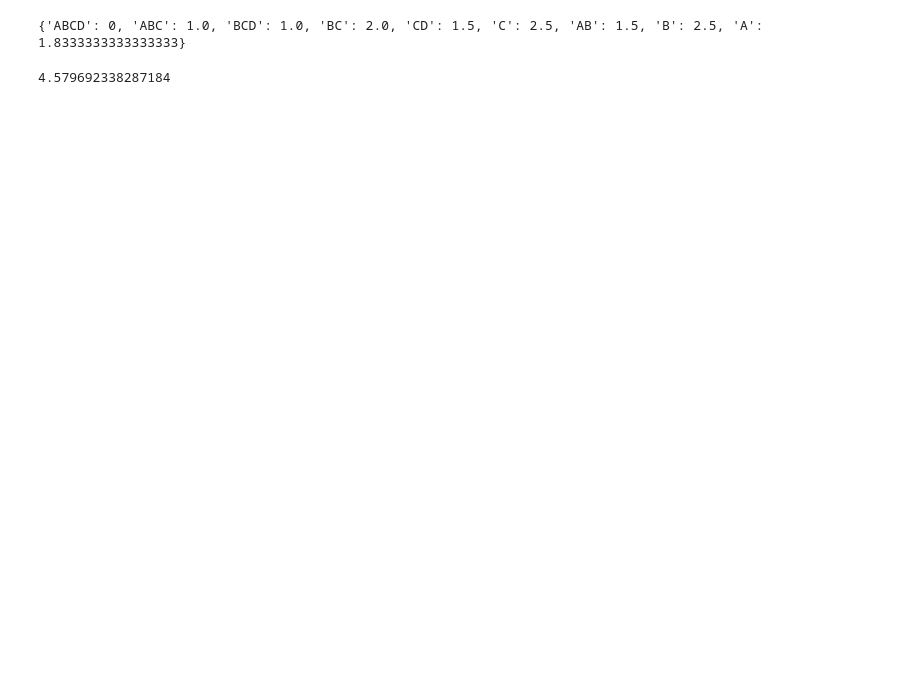
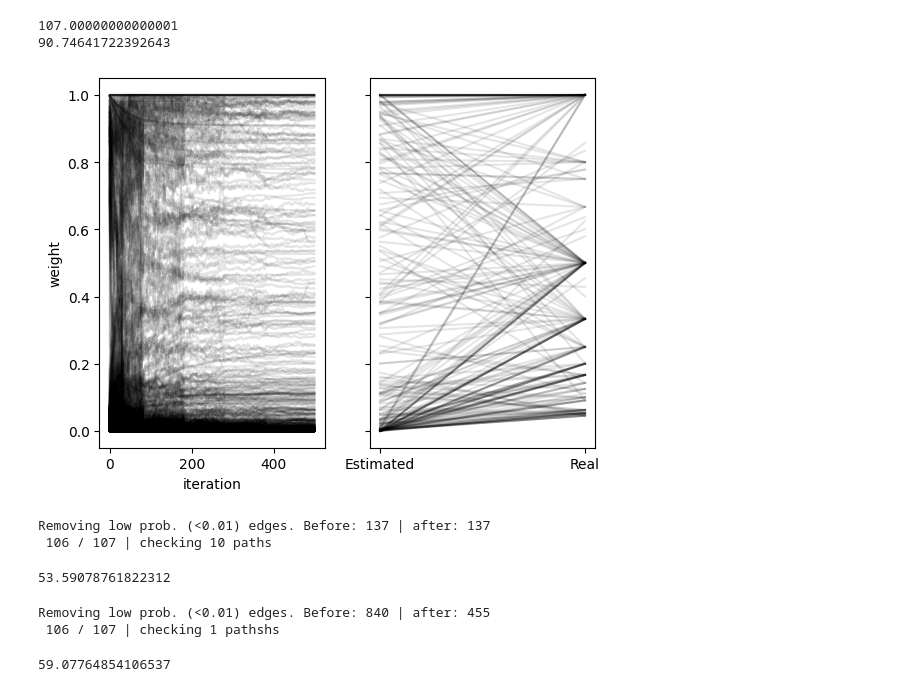
Before and after one commit to ErikHartman/disassembly, a Jupyter notebook: src/weight_estimation.ipynb, the cells around one changed output. Cells and saved outputs as stored; diff of their text form; code cells hidden in the pictures; blank space fills up the shorter version.

```diff
--- a/src/weight_estimation.ipynb
+++ b/src/weight_estimation.ipynb
@@ -169,0 +1,23 @@ draw_weighted_network(G, p_generated)
+# %%
+hbb = "MVHLTPEEKSAVTALWGKVNVDEVGGEALGRLLVVYPWTQRFFESFGDLSTPDAVMGNPKKAHGKKVLGAFSDGLAHLDNLKGTFATLSELHCDKLHVDPENFRLLGNVLVCVLAHHFGKEFTPPVQAAYQKVVAGVANALAHKYH"
+from disassembly.simulate_proteolysis import simulate_proteolysis, enzyme_set, enzyme
+import matplotlib.pyplot as plt
+
+enzymes = enzyme_set(
+    [
+        enzyme({"K": 1}, "protease_iv"),
+        enzyme({"K": 0.5, "R": 0.5}, "trypsin"),
+        enzyme({"V": 0.5, "I": 0.25, "A": 0.15, "T": 0.1}, "elne"),
+    ],
+    [1, 0, 0],  # activities
+    [1, 0, 0],  # abundances
+)
+
+
+P, sequence_graph = simulate_proteolysis(
+    hbb,
+    n_start=10,
+    n_iterations=250,
+    endo_or_exo_probability=[.1, .9],
+    enzymes=enzymes,
+)
@@ -170,9 +80,46 @@ draw_weighted_network(G, p_generated)
+# %%
+real_vs_estimated_weights = []
+for node in sequence_graph.nodes():
+    sum_out_edges = sum(
+        [data["weight"] for _, _, data in sequence_graph.out_edges(node, data=True)]
+    )
+    for source, target, data in sequence_graph.out_edges(node, data=True):
+        real_weight = data["weight"] / sum_out_edges
+        estimated_weight = G[source][target]["weight"]
+        real_vs_estimated_weights.append((real_weight, estimated_weight))
+print(sum([r for r,_ in real_vs_estimated_weights]))
+print(sum([e for _,e in real_vs_estimated_weights]))
+# %% [output]
+107.00000000000001
+90.74641722392643
+# %%
+fig, axs = plt.subplots(1, 2, sharey=True)
+axs[0].set_ylabel("weight")
+axs[0].plot(weights.T, alpha=0.1, color="black")
+for r, e in real_vs_estimated_weights:
+    axs[1].plot([0, 1], [e, r], alpha=0.1, color="black")
+axs[1].set_xticks([0, 1], ["Estimated", "Real"])
+axs[0].set_xlabel("iteration")
+
+plt.show()
+# %% [output]
+[figure, added]
 # %%
 from disassembly.disassembly import get_disassembly_indexes
-disassembly_indexes = get_disassembly_indexes(G, p_generated)
-print(disassembly_indexes)
 from disassembly.disassembly import get_disassembly
-get_disassembly(P, disassembly_indexes)
+
+real_disassembly_indexes = get_disassembly_indexes(sequence_graph)
+get_disassembly(P, real_disassembly_indexes)
 # %% [output]
-{'ABCD': 0, 'ABC': 1.0, 'BCD': 1.0, 'BC': 2.0, 'CD': 1.5, 'C': 2.5, 'AB': 1.5, 'B': 2.5, 'A': 1.8333333333333333}
+Removing low prob. (<0.01) edges. Before: 137 | after: 137
+ 106 / 107 | checking 10 paths
-4.579692338287184
+53.59078761822312
+# %%
+import networkx as nx
+
+estimated_disassembly_indexes = get_disassembly_indexes(G)
+get_disassembly(P, estimated_disassembly_indexes)
+# %% [output]
+Removing low prob. (<0.01) edges. Before: 840 | after: 455
+ 106 / 107 | checking 1 pathshs
+59.07764854106537
```
Also changed, not shown: parts of 13 cells of this notebook, 4 other files.
